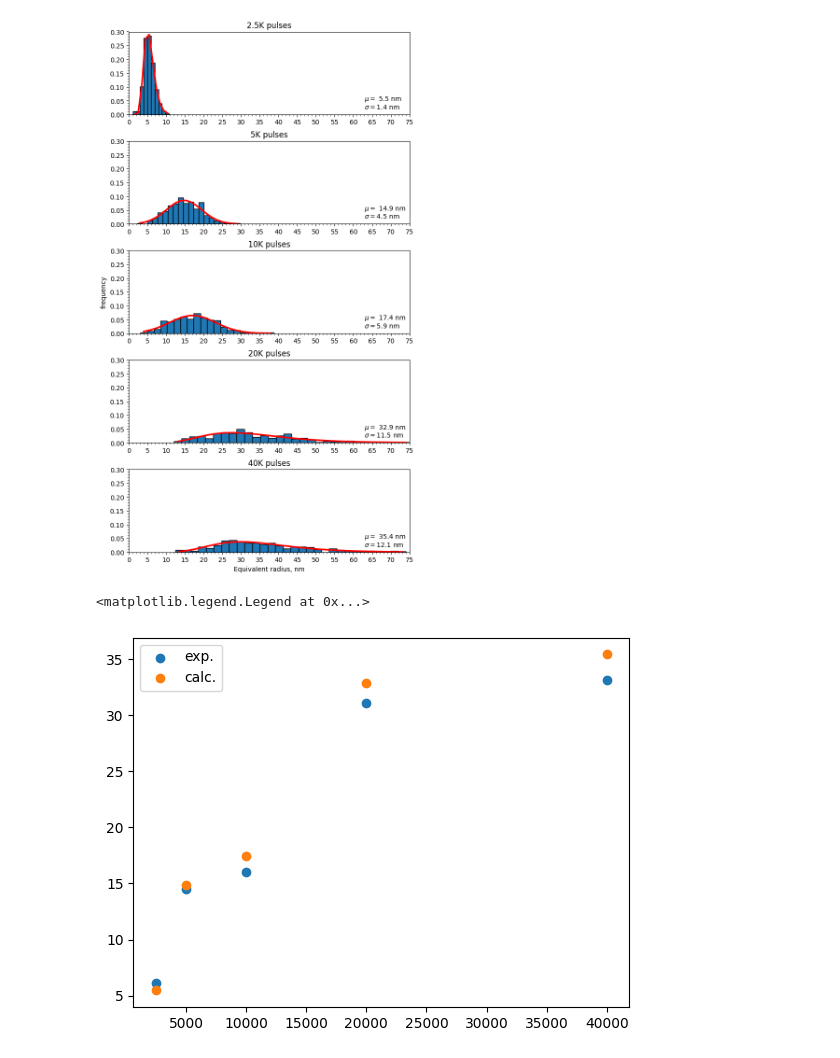
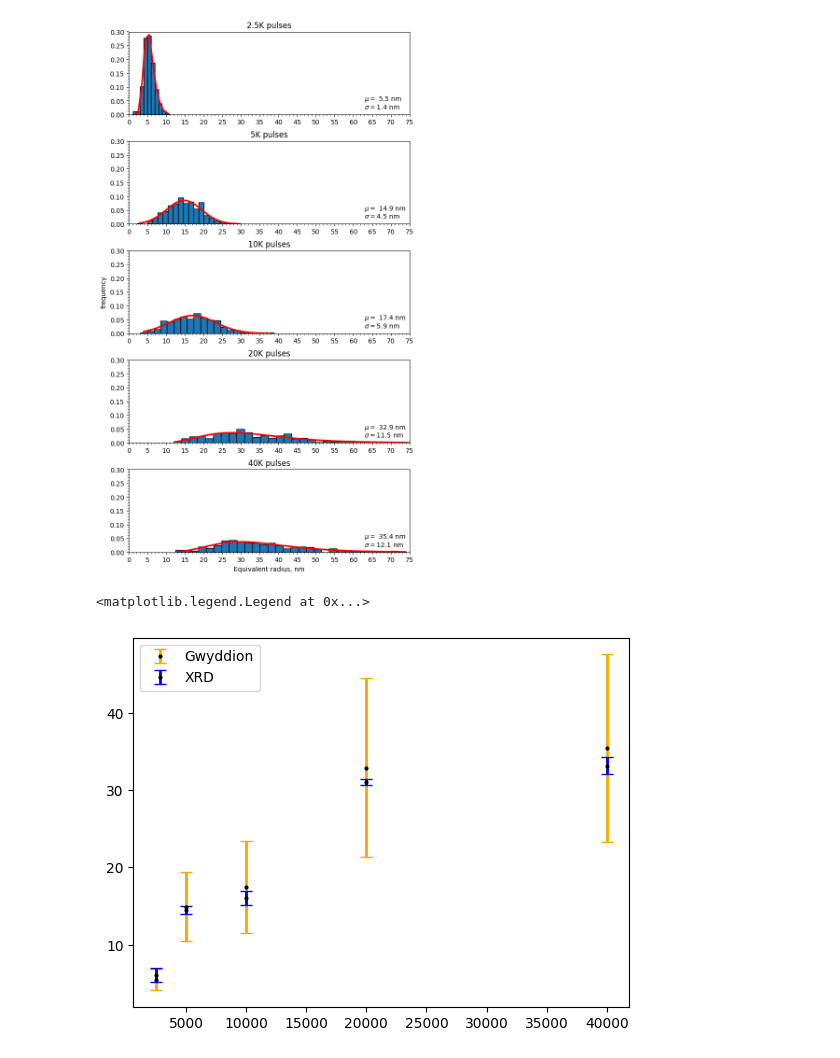
Before and after one commit to OneMoreGate/Ru_article, a Jupyter notebook: Cells_size/data_calc.ipynb, the cells around one changed output. Drawn from its saved outputs; the diff is of its cells as text; code cells hidden in the pictures.

```diff
--- a/Cells_size/data_calc.ipynb
+++ b/Cells_size/data_calc.ipynb
@@ -60,15 +60,18 @@ Text(0.5, 102.72222222222219, 'Equivalent radius, nm')
 # %%
 pulses = [2500, 5000, 10000, 20000, 40000]
 mean = [i.mean(axis = 0) for i in data]
+std = [i.std(axis = 0) for i in data]
 
 grain_size = [6.12053282553503, 14.4675536535772, 16.0292041820779, 31.1088409009669, 33.1809412908201]
-
-
+grain_error = [0.928467956187653, 0.555476698710558, 0.889212238718026, 0.392076368195673, 1.09016253724525]
 
 #plt.boxplot(data, labels= ticks)
-plt.scatter(pulses, grain_size, label = 'exp.')
-plt.scatter(pulses, mean, label = 'calc.')
-plt.legend()
+#plt.scatter(pulses, grain_size, label = 'exp.')
+#plt.scatter(pulses, mean, label = 'calc.')
+
+plt.errorbar(pulses, mean, yerr=std, color = 'black', ecolor = 'orange', fmt='o',  linewidth=2,  markersize=2, capsize=4, label = 'Gwyddion')
+plt.errorbar(pulses, grain_size, yerr=grain_error,  color = 'black', ecolor = 'blue', fmt='o', markersize=2, linewidth=2, capsize=4, label = 'XRD')
+plt.legend(loc = 'upper left')
 # %% [output]
 <matplotlib.legend.Legend at 0x...>
-[figure, old version]
+[figure, new version]
```
